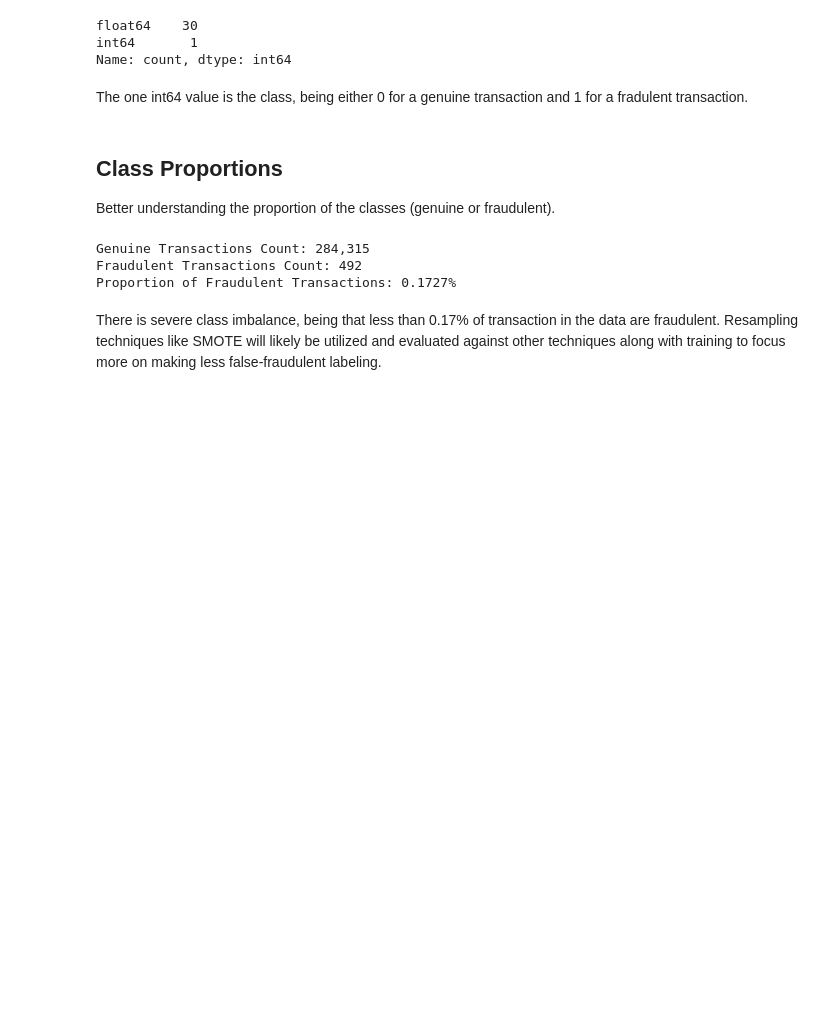
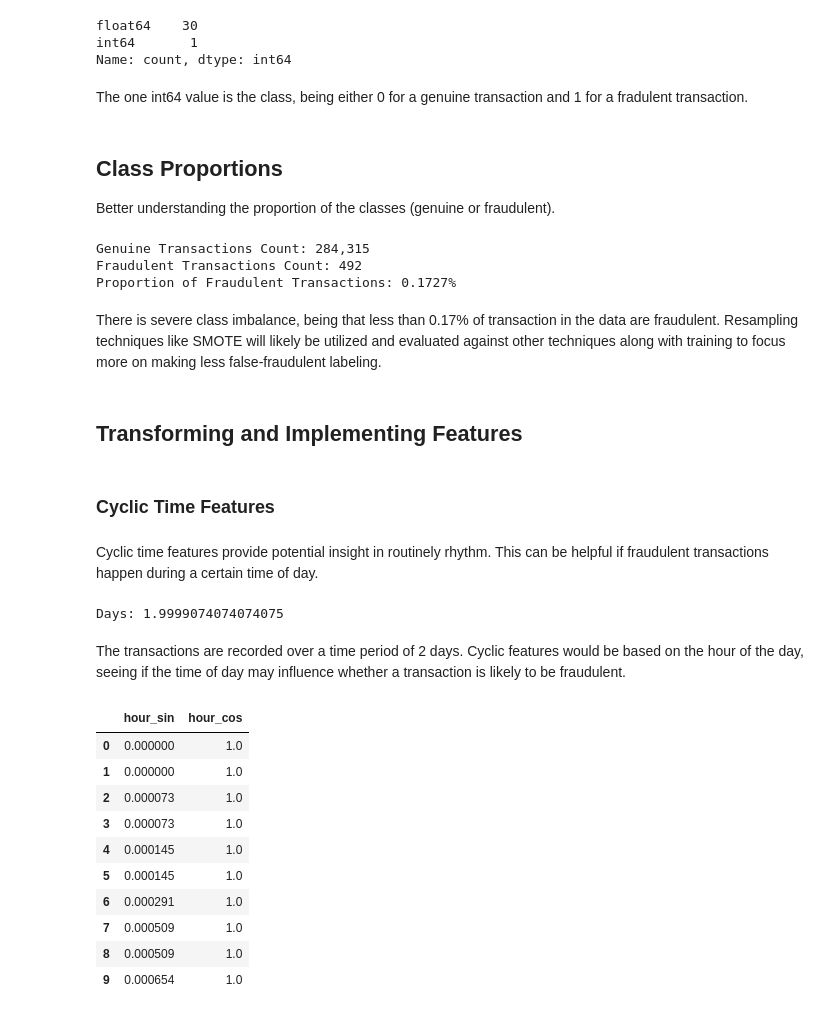
Before and after one commit to jameshlms/fraud-detection-pipeline, a Jupyter notebook: notebooks/01_basic_eda.ipynb, the cells around one changed output. Cells and saved outputs as stored; diff of their text form; code cells hidden in the pictures; blank space fills up the shorter version.

```diff
--- a/notebooks/01_basic_eda.ipynb
+++ b/notebooks/01_basic_eda.ipynb
@@ -181,3 +182,35 @@ Fraudulent Transactions Count: 492
 Proportion of Fraudulent Transactions: 0.1727%
 # %% [markdown]
 There is severe class imbalance, being that less than 0.17% of transaction in the data are fraudulent. Resampling techniques like SMOTE will likely be utilized and evaluated against other techniques along with training to focus more on making less false-fraudulent labeling.
+# %% [markdown]
+## Transforming and Implementing Features
+# %% [markdown]
+### Cyclic Time Features
+# %% [markdown]
+Cyclic time features provide potential insight in routinely rhythm. This can be helpful if fraudulent transactions happen during a certain time of day.
+# %%
+print(f"Days: {transactions['Time'].max() / (60 * 60 * 24)}")
+# %% [output]
+Days: 1.9999074074074075
+# %% [markdown]
+The transactions are recorded over a time period of 2 days. Cyclic features would be based on the hour of the day, seeing if the time of day may influence whether a transaction is likely to be fraudulent.
+# %%
+cyclic_features = pd.DataFrame(
+    {
+        "hour_sin": np.sin(2 * np.pi * transactions["Time"] / (60 * 60 * 24)),
+        "hour_cos": np.cos(2 * np.pi * transactions["Time"] / (60 * 60 * 24)),
+    }
+)
+cyclic_features.head(10)
+# %% [output]
+|  | hour_sin | hour_cos |
+| 0 | 0.000000 | 1.0 |
+| 1 | 0.000000 | 1.0 |
+| 2 | 0.000073 | 1.0 |
+| 3 | 0.000073 | 1.0 |
+| 4 | 0.000145 | 1.0 |
+| 5 | 0.000145 | 1.0 |
+| 6 | 0.000291 | 1.0 |
+| 7 | 0.000509 | 1.0 |
+| 8 | 0.000509 | 1.0 |
+| 9 | 0.000654 | 1.0 |
```
Also changed, not shown: parts of 3 cells of this notebook, 3 other files.
